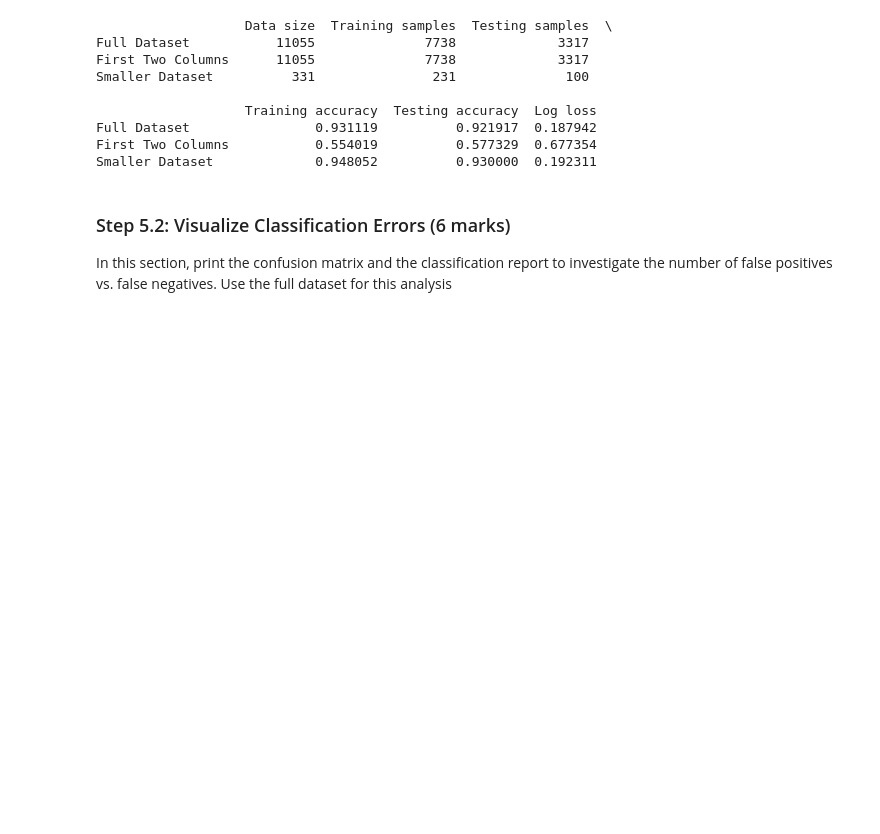
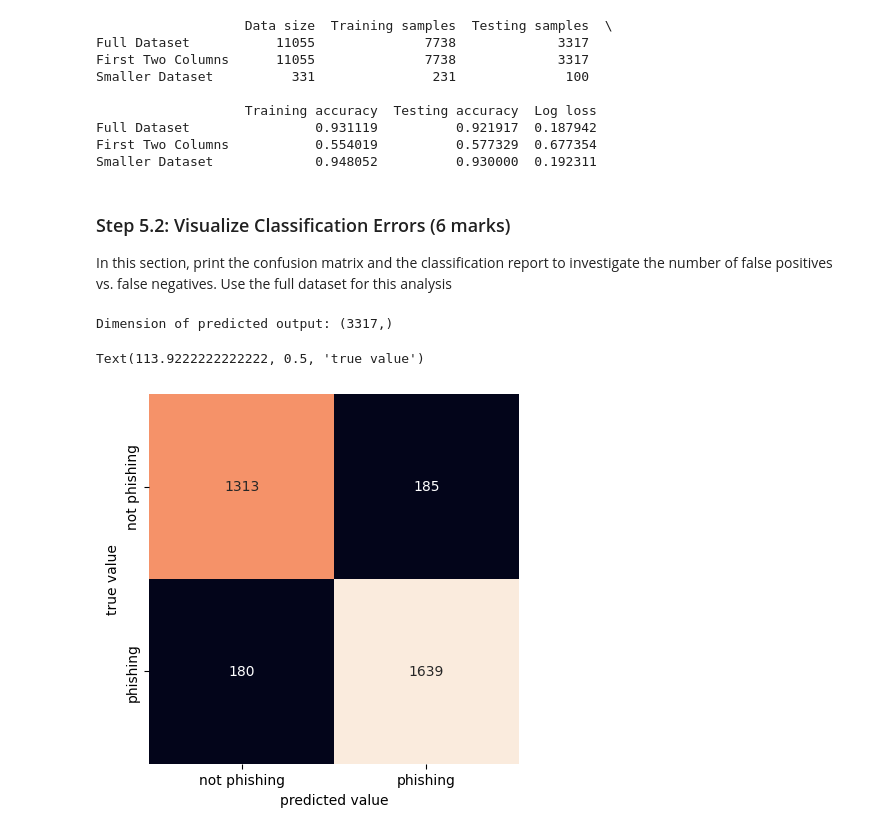
Before and after one commit to kennedyconnors/engg680_2024_fall, a Jupyter notebook: Lab_Assignment3/Assignment3.ipynb, the cells around one changed output. Saved outputs shown, nothing was run; the diff lists cells and outputs as text; code cells hidden in the pictures; blank space fills up the shorter version.

```diff
--- a/Lab_Assignment3/Assignment3.ipynb
+++ b/Lab_Assignment3/Assignment3.ipynb
@@ -642,14 +642,26 @@ In this section, print the confusion matrix and the classification report to inv
 # %%
 # TO DO: Retrieve target vector and predicted values for testing set using full dataset and print the dimension of the predicted output (2 mark)
 # Note: 70% training set, 30% testing set
+#Set random state to 0!
+X_train, X_test, y_train, y_test = train_test_split(X, y, test_size=0.3, random_state=0)
+
+y_predict = model.predict(X_test)
+print("Dimension of predicted output:", y_predict.shape)
+# %% [output]
+Dimension of predicted output: (3317,)
 # %%
 import seaborn as sns
+from sklearn.metrics import confusion_matrix , classification_report
 
 # TO DO: Calculate confusion matrix (2 marks) : conf_mat
+conf_mat = confusion_matrix(y_test, y_predict)
 
 # Below code prints confusion matrix using a heatmap
 sns.heatmap(conf_mat, xticklabels=['not phishing', 'phishing'],  yticklabels=['not phishing', 'phishing'], square=True, annot=True, cbar=False, fmt='d')
 plt.xlabel('predicted value')
 plt.ylabel('true value')
+# %% [output]
+Text(113.9222222222222, 0.5, 'true value')
+[figure, added]
 # %%
 # TO DO: Print classification report (2 marks)
```
Also changed, not shown: parts of 11 cells of this notebook.
